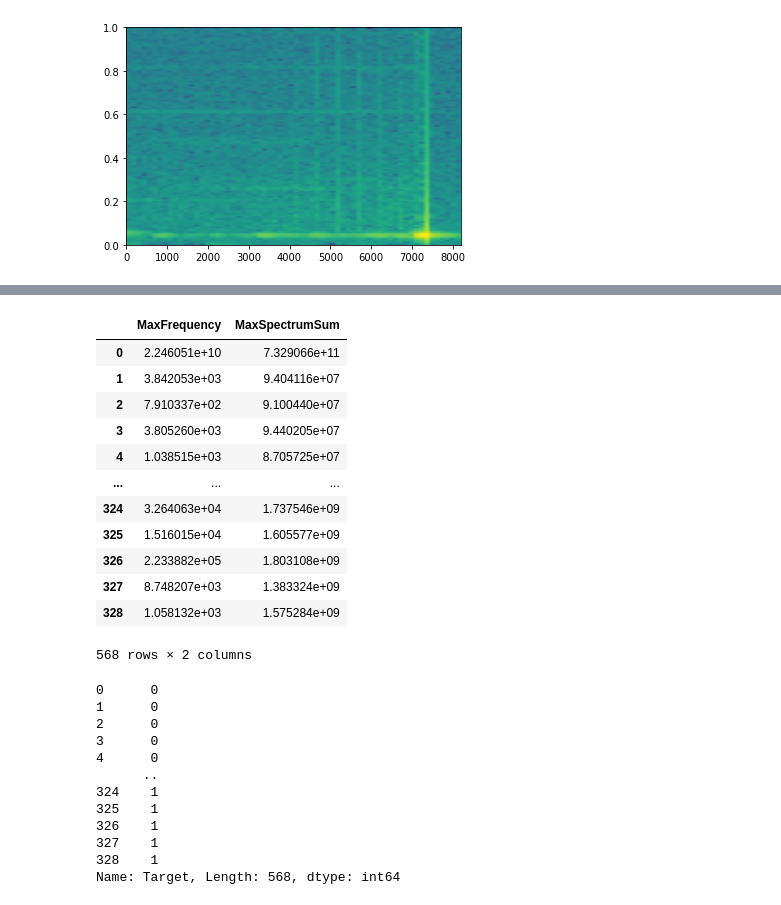
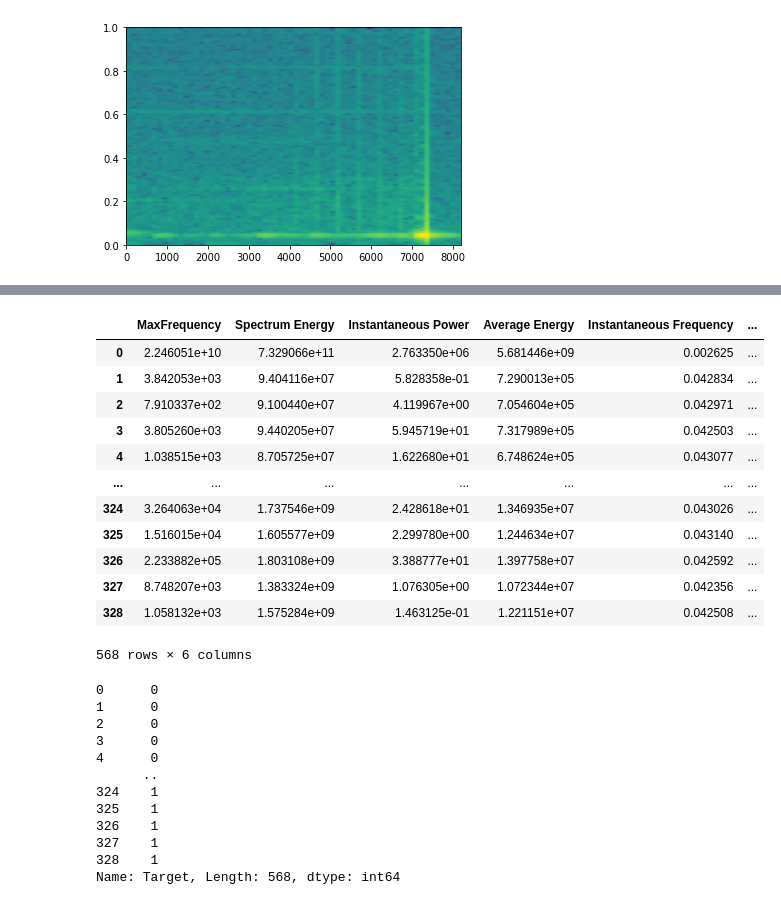
Before and after one commit to chetan2510/Discrimination-of-reflected-sound-signals, a Jupyter notebook: LatestImplementation.ipynb, the cells around one changed output, grey strips where cells are left out. Drawn from its saved outputs; the diff is of its cells as text; code cells hidden in the pictures.

```diff
--- a/LatestImplementation.ipynb
+++ b/LatestImplementation.ipynb
@@ -81,7 +101,13 @@ for i in range(array_obj_one.shape[0]):
 ## Merging and creating data frame
 max_freq_dataframe_obj_one = pd.DataFrame(max_values_obj1, columns=["MaxFrequency"])
 max_freq_dataframe_obj_two = pd.DataFrame(max_values_obj2, columns=["MaxFrequency"])
-sum_obj1 = pd.DataFrame(sum_obj1, columns=["MaxSpectrumSum"])
-sum_obj2 = pd.DataFrame(sum_obj2, columns=["MaxSpectrumSum"])
-print(max_freq_dataframe_obj_one.shape)
-print(max_freq_dataframe_obj_two.shape)
+sum_obj1 = pd.DataFrame(sum_obj1, columns=["Spectrum Energy"])
+sum_obj2 = pd.DataFrame(sum_obj2, columns=["Spectrum Energy"])
+instantaneous_power_obj1 = pd.DataFrame(instantaneous_power_values_obj1, columns=["Instantaneous Power"])
+instantaneous_power_obj2 = pd.DataFrame(instantaneous_power_values_obj2, columns=["Instantaneous Power"])
+average_energy_obj1 = pd.DataFrame(average_energy_obj1, columns=["Average Energy"])
+average_energy_obj2 = pd.DataFrame(average_energy_obj2, columns=["Average Energy"])
+instantaneous_freq_obj1 = pd.DataFrame(instantaneous_frequency_array_object1, columns=["Instantaneous Frequency"])
+instantaneous_freq_obj2 = pd.DataFrame(instantaneous_frequency_array_object2, columns=["Instantaneous Frequency"])
+TFA_GroupDelay_obj1 = pd.DataFrame(TFA_Group_Delay_Object1, columns=["TFA Group Delay"])
+TFA_GroupDelay_obj2 = pd.DataFrame(TFA_Group_Delay_Object2, columns=["TFA Group Delay"])
@@ -112,14 +119,14 @@ max_freq_dataframe_obj_two["Target"] = 1
 
 frames_freq = [max_freq_dataframe_obj_one, max_freq_dataframe_obj_two]
 max_sum_frames = [sum_obj1, sum_obj2]
+average_energy = [average_energy_obj1, average_energy_obj2]
+instantaneous_power = [instantaneous_power_obj1, instantaneous_power_obj2]
+instantaneous_freq = [instantaneous_freq_obj1, instantaneous_freq_obj2]
+group_delay = [TFA_GroupDelay_obj1, TFA_GroupDelay_obj2]
 final_freq_frame = pd.concat(frames_freq)
 final_max_sum = pd.concat(max_sum_frames)
-
-# frames_final = [final_freq_frame, final_data_frame.reindex(final_freq_frame.index)]
-
-# final_data_frame = pd.concat(frames_final, axis=1)
-# frames_final[final_freq_frame]
-# print(final_data_frame.shape)
-# print(final_freq_frame.shape)
-# frames_final = pd.merge(final_data_frame, final_spe_roll)
-final_max_sum
+final_instantaneous_power = pd.concat(instantaneous_power)
+final_average_energy = pd.concat(average_energy)
+final_instantaneous_freq = pd.concat(instantaneous_freq)
+final_group_delay = pd.concat(group_delay)
+data_frames_list = [final_freq_frame, final_max_sum, final_instantaneous_power, final_average_energy, final_instantaneous_freq, final_group_delay]
@@ -140,5 +133,9 @@ final_max_sum
 # %%
-final_data_frame = pd.concat([final_freq_frame, final_max_sum], axis =1)
+# data_frame_freq_sum = pd.concat([final_freq_frame, final_max_sum], axis =1)
+# data_frame_with_average_energy = pd.concat([data_frame_freq_sum, final_average_energy], axis =1)
+# data_frame_with_instan_freq = pd.concat([data_frame_with_average_energy, final_instantaneous_freq], axis =1)
+# data_frame_with_group_delay = pd.concat([data_frame_with_instan_freq, final_group_delay], axis =1)
+final_data_frame = pd.concat(data_frames_list, axis =1)
 final_data_frame.isnull().values.any()
 final_data_frame
 # %% [output]
@@ -158,28 +155,28 @@ final_data_frame
 # %%
 from sklearn.model_selection import train_test_split, cross_val_score
 
 # Now splitting the data to test and training sets, its important never let our model to learn from test.
 X = final_data_frame.drop("Target", axis =1)
 y = final_data_frame["Target"]
 np.random.seed(42)
 
 # split in train and test set
-X_train, X_test, y_train, y_test = train_test_split(X, y, test_size = 0.2) # 20 % data to be used for testing
+X_train, X_test, y_train, y_test = train_test_split(X, y, test_size = 0.25) # 20 % data to be used for testing
 X
 # %% [output]
-|  | MaxFrequency | MaxSpectrumSum |
-| 0 | 2.246051e+10 | 7.329066e+11 |
-| 1 | 3.842053e+03 | 9.404116e+07 |
-| 2 | 7.910337e+02 | 9.100440e+07 |
-| 3 | 3.805260e+03 | 9.440205e+07 |
-| 4 | 1.038515e+03 | 8.705725e+07 |
-| ... | ... | ... |
-| 324 | 3.264063e+04 | 1.737546e+09 |
-| 325 | 1.516015e+04 | 1.605577e+09 |
-| 326 | 2.233882e+05 | 1.803108e+09 |
-| 327 | 8.748207e+03 | 1.383324e+09 |
-| 328 | 1.058132e+03 | 1.575284e+09 |
+|  | MaxFrequency | Spectrum Energy | Instantaneous Power | Average Energy | Instantaneous Frequency | ... |
+| 0 | 2.246051e+10 | 7.329066e+11 | 2.763350e+06 | 5.681446e+09 | 0.002625 | ... |
+| 1 | 3.842053e+03 | 9.404116e+07 | 5.828358e-01 | 7.290013e+05 | 0.042834 | ... |
+| 2 | 7.910337e+02 | 9.100440e+07 | 4.119967e+00 | 7.054604e+05 | 0.042971 | ... |
+| 3 | 3.805260e+03 | 9.440205e+07 | 5.945719e+01 | 7.317989e+05 | 0.042503 | ... |
+| 4 | 1.038515e+03 | 8.705725e+07 | 1.622680e+01 | 6.748624e+05 | 0.043077 | ... |
+| ... | ... | ... | ... | ... | ... | ... |
+| 324 | 3.264063e+04 | 1.737546e+09 | 2.428618e+01 | 1.346935e+07 | 0.043026 | ... |
+| 325 | 1.516015e+04 | 1.605577e+09 | 2.299780e+00 | 1.244634e+07 | 0.043140 | ... |
+| 326 | 2.233882e+05 | 1.803108e+09 | 3.388777e+01 | 1.397758e+07 | 0.042592 | ... |
+| 327 | 8.748207e+03 | 1.383324e+09 | 1.076305e+00 | 1.072344e+07 | 0.042356 | ... |
+| 328 | 1.058132e+03 | 1.575284e+09 | 1.463125e-01 | 1.221151e+07 | 0.042508 | ... |
-568 rows × 2 columns
+568 rows × 6 columns
 # %%
 y
 # %% [output]
```
Also changed, not shown: parts of 25 cells of this notebook, 6 other files.
